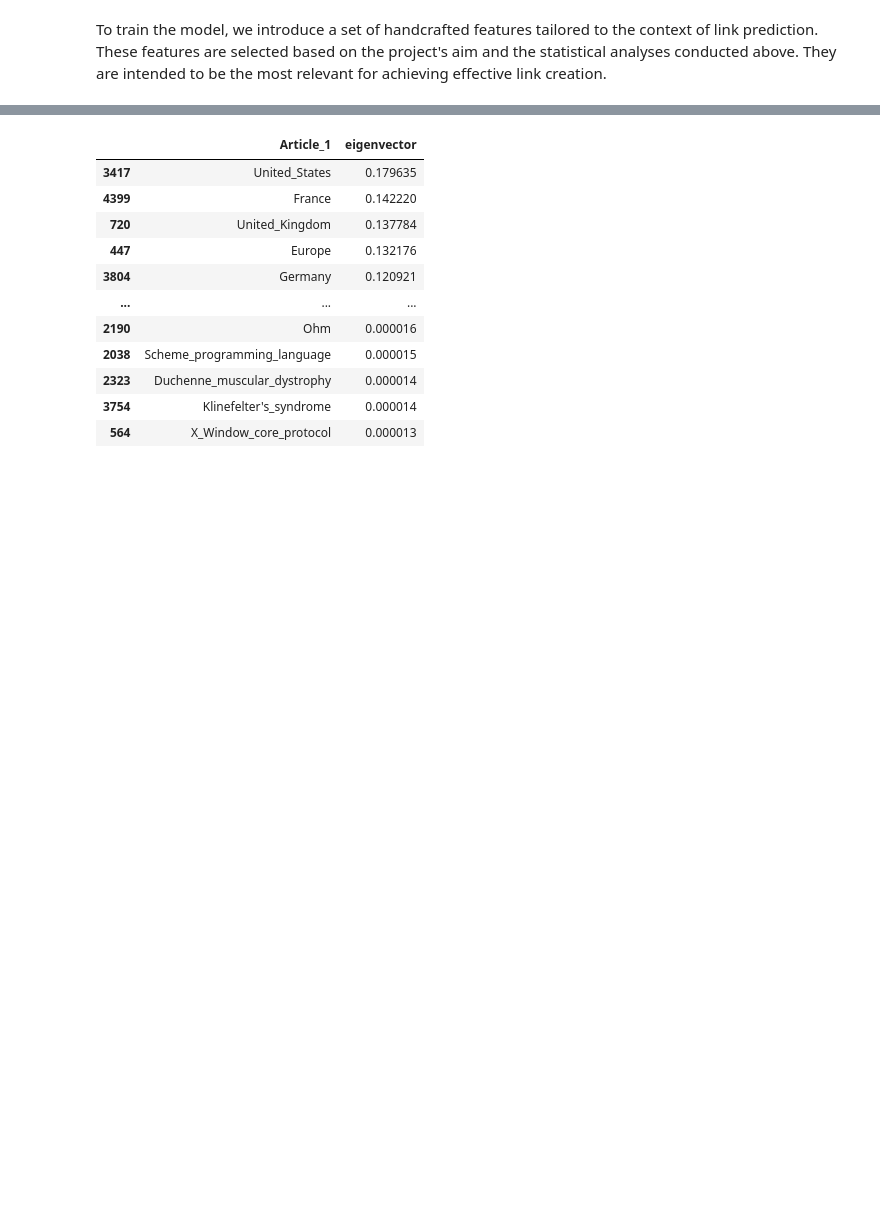
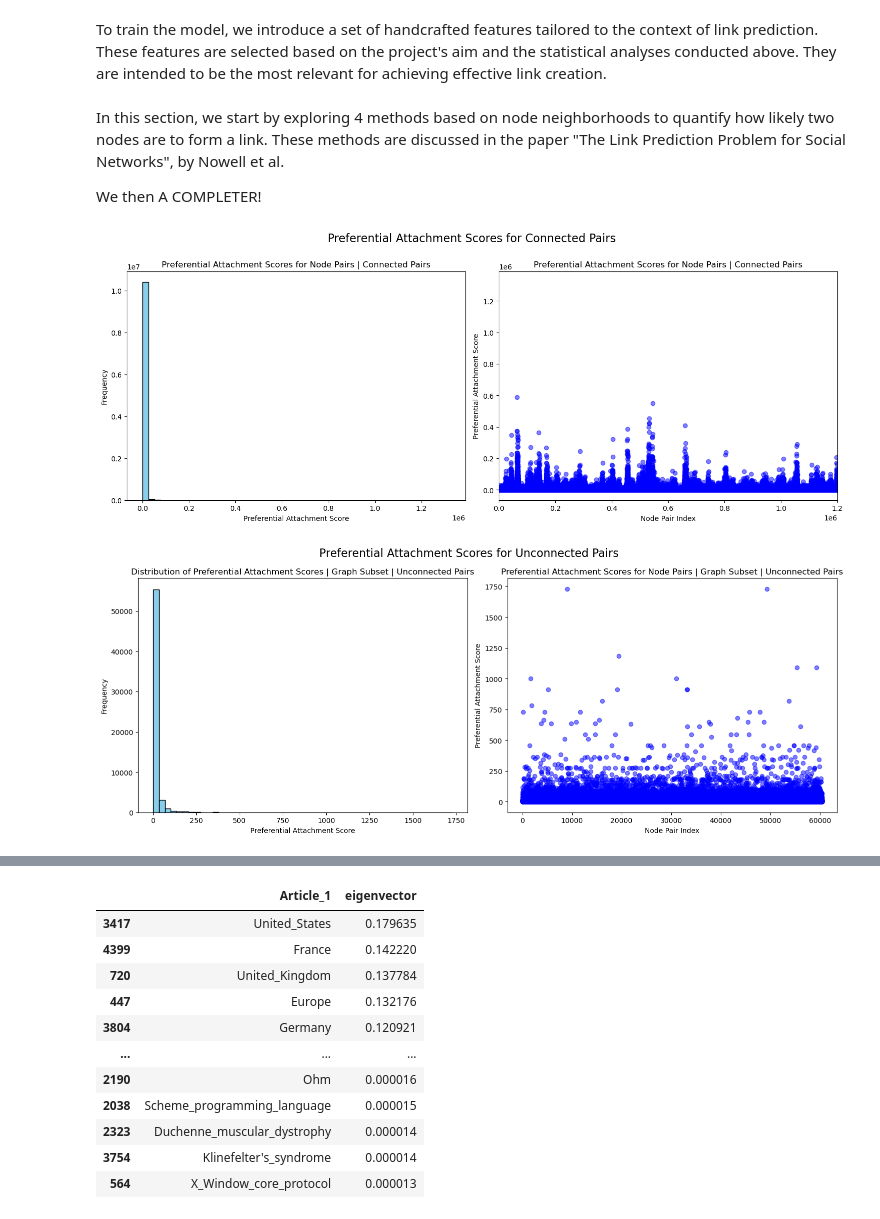
Before and after one commit to angelpras/epfl_ADA_project, a Jupyter notebook: results.ipynb, the cells around one changed output, grey strips where cells are left out. Saved outputs shown, nothing was run; the diff lists cells and outputs as text; code cells hidden in the pictures; blank space fills up the shorter version.

Commit message:
implemented common neighbors, preferential attachment, adamic/adaric score and jaccard's coeff :))

```diff
--- a/results.ipynb
+++ b/results.ipynb
@@ -259,3 +258,7 @@ Thus, the features engineering focus should be on local structure features and s
 ## Feature engineering
 # %% [markdown]
 To train the model, we introduce a set of handcrafted features tailored to the context of link prediction. These features are selected based on the project's aim and the statistical analyses conducted above. They are intended to be the most relevant for achieving effective link creation.
+# %% [markdown]
+In this section, we start by exploring 4 methods based on node neighborhoods to quantify how likely two nodes are to form a link. These methods are discussed in the paper "The Link Prediction Problem for Social Networks", by Nowell et al.
+
+We then A COMPLETER!
@@ -261,0 +267,5 @@ To train the model, we introduce a set of handcrafted features tailored to the c
+# %%
+calculate_preferential_attachment(G)
+# %% [output]
+[figure, added]
+[figure, added]
```
Also changed, not shown: parts of 13 cells of this notebook, 1 other file.
